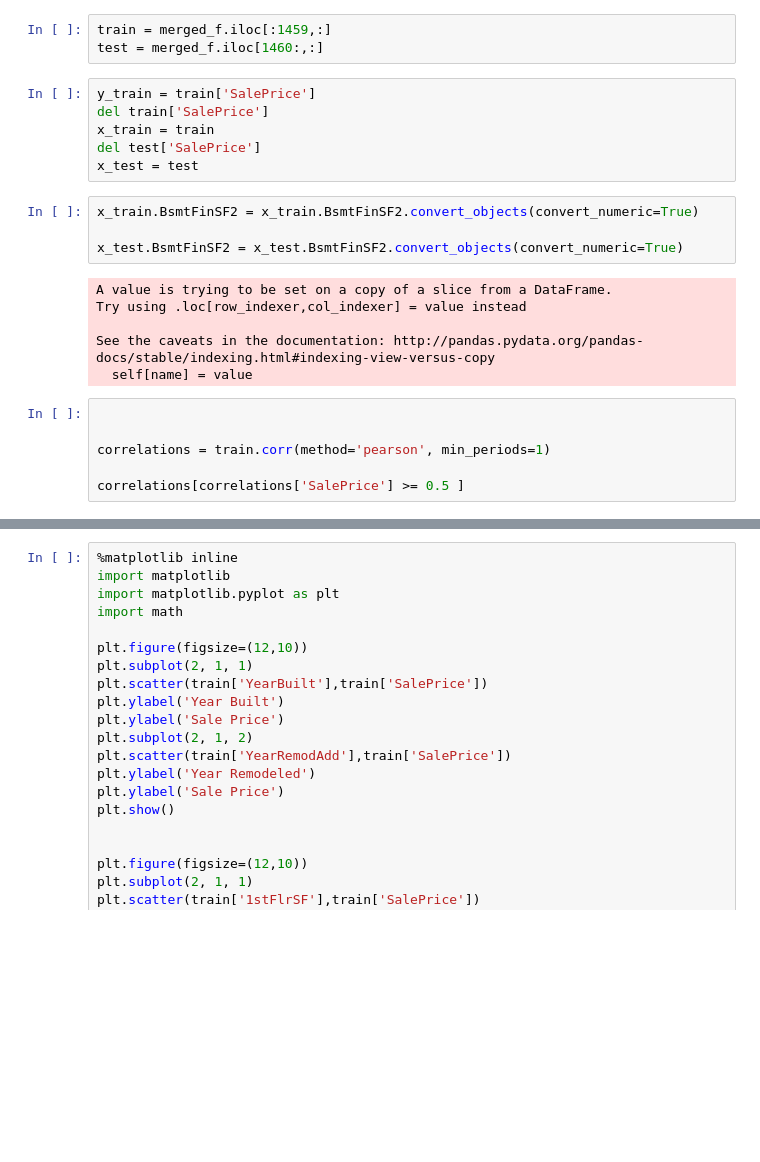
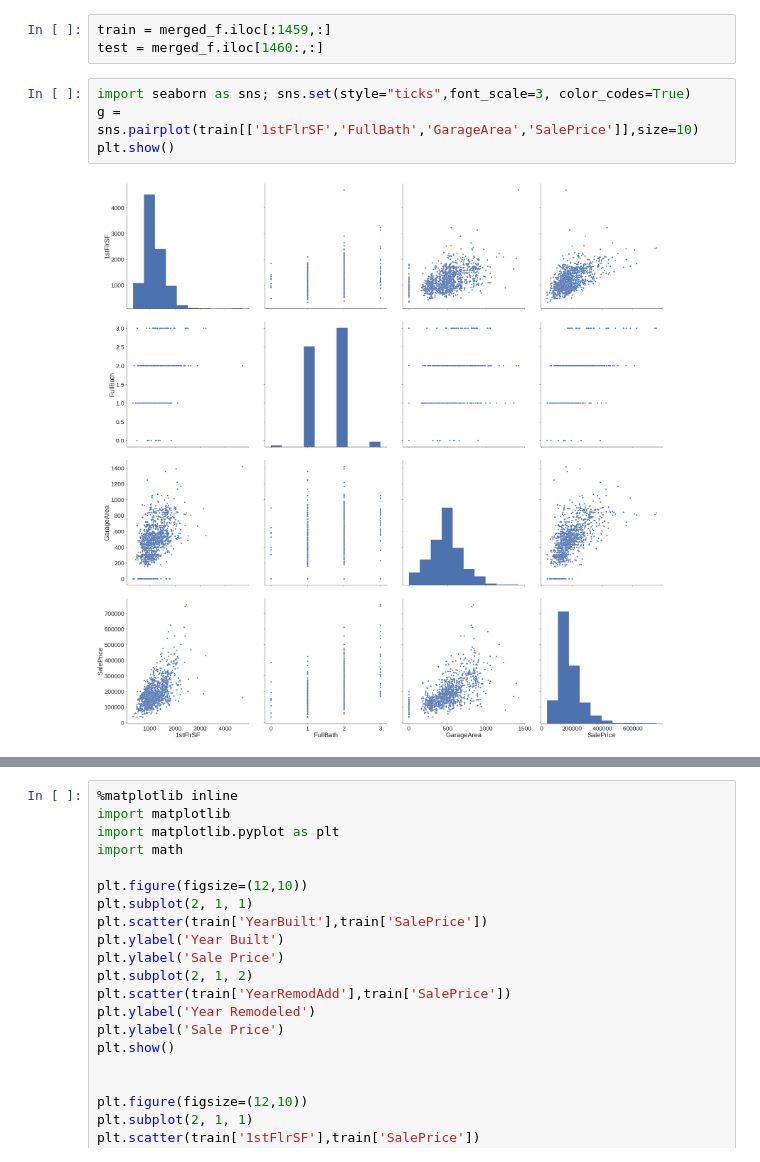
Before and after one commit to bathulas/house-prices, a Jupyter notebook: house_prices.ipynb, the cells around one changed output, grey strips where cells are left out. Drawn from its saved outputs; the diff is of its cells as text; blank space fills up the shorter version.

```diff
--- a/house_prices.ipynb
+++ b/house_prices.ipynb
@@ -120,25 +104,9 @@ merged_f.head(5)
 # %%
 train = merged_f.iloc[:1459,:]
 test = merged_f.iloc[1460:,:]
-# %%
-y_train = train['SalePrice']
-del train['SalePrice']
-x_train = train
-del test['SalePrice']
-x_test = test
-# %%
-x_train.BsmtFinSF2 = x_train.BsmtFinSF2.convert_objects(convert_numeric=True)
-
-x_test.BsmtFinSF2 = x_test.BsmtFinSF2.convert_objects(convert_numeric=True)
-# %% [output]
-A value is trying to be set on a copy of a slice from a DataFrame.
-Try using .loc[row_indexer,col_indexer] = value instead
-
-See the caveats in the documentation: http://pandas.pydata.org/pandas-docs/stable/indexing.html#indexing-view-versus-copy
-  self[name] = value
-# %%
-
-
-correlations = train.corr(method='pearson', min_periods=1)
-
-correlations[correlations['SalePrice'] >= 0.5 ]
+# %%
+import seaborn as sns; sns.set(style="ticks",font_scale=3, color_codes=True)
+g = sns.pairplot(train[['1stFlrSF','FullBath','GarageArea','SalePrice']],size=10)
+plt.show()
+# %% [output]
+[figure, added]
```
Also changed, not shown: parts of 22 cells of this notebook.
